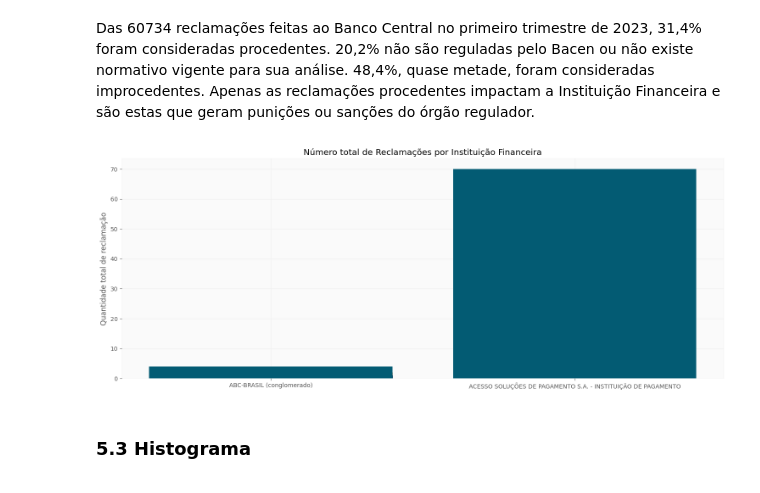
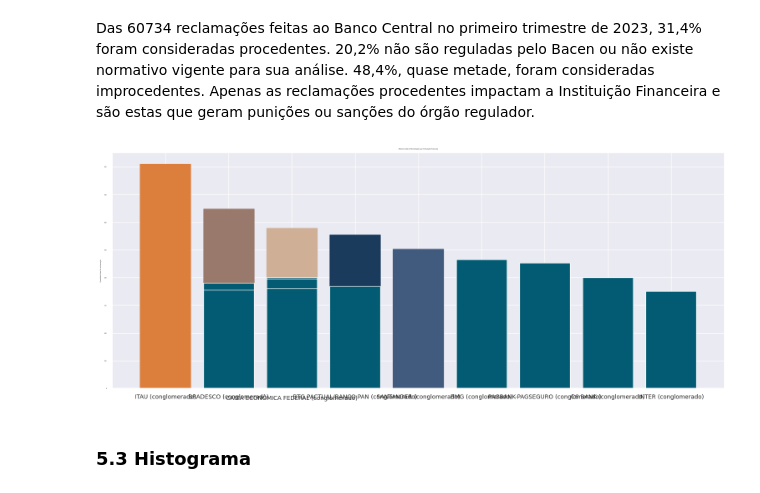
Before and after one commit to simonefmr/global_emissions, a Jupyter notebook: ranking.ipynb, the cells around one changed output. Saved outputs shown, nothing was run; the diff lists cells and outputs as text; code cells hidden in the pictures.

```diff
--- a/ranking.ipynb
+++ b/ranking.ipynb
@@ -717,42 +717,43 @@ Das 60734 reclamações  feitas ao Banco Central no primeiro trimestre de 2023,
 # %%
 # 2: Plota as barras pelo número de reclamações de cada instituição
 # Cria dataframe ordenado por valor
-df_ordem_valor = df.sort_values('Quantidade total de reclamações', ascending = False)
-df_ordem_valor = df.head(15)
+df_ordem_valor = df.sort_values('Quantidade total de reclamações', ascending = False).head(15)
 
 # Prepara a figura (fig) e a área do gráfico (ax) com largura 15 e altura 6 (em polegadas)
 fig, ax = plt.subplots(figsize = (15, 6))
 
 # Plota o gráfico de barras
 b1 = ax.bar(x = df_ordem_valor['Instituição financeira'], height = df_ordem_valor['Quantidade total de reclamações'], color = corDefault)
 
 b1[0].set_color('#DC7E3C')
 b1[1].set_color('#98796B')
 b1[2].set_color('#CFAF96')
 b1[3].set_color('#1A3B5C')
 b1[4].set_color('#405B7E')
 
 # Acrescenta um título ao gráfico
 plt.title('Número total de Reclamações por Instituição Financeira')
 
 # Define os rótulos dos eixos
 # plt.xlabel('Quantidade') # como já está no título, não é necessário
 plt.ylabel('Quantidade total de reclamação') # é importante esclarecer a unidade e a ordem de grandeza
 
 # Ajusta as margens do gráfico (para eliminar margens desnecessárias)
 plt.tight_layout()
 
 # Armazena o gráfico (em diferentes formatos):
 # - formatos vetoriais (NÃO perdem resolução quando redimensionados)
 plt.savefig("barras-valor-destaque.pdf")
 plt.savefig("barras-valor-destaque.svg")
 # - formato rasterizado (perde resolução quando redimensionado)
 plt.savefig("barras-valor-destaque.png", dpi = 150, format = "png")
+# Define a fonte do label das colunas
+plt.xticks(ha = 'center', fontsize = 10)
 
 # Exibe o gráfico
 plt.show()
 # %% [output]
-[figure, old version]
+[figure, new version]
 # %% [markdown]
 ### **5.3 Histograma**
 # %%
```
Also changed, not shown: parts of 1 cell of this notebook.
